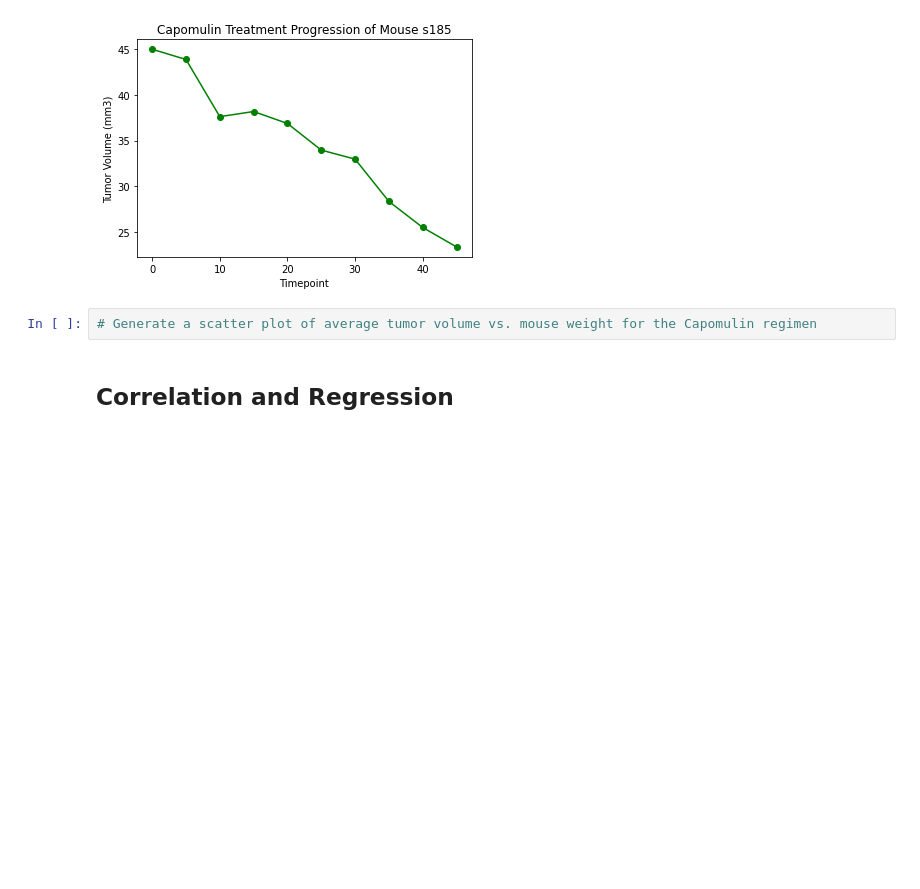
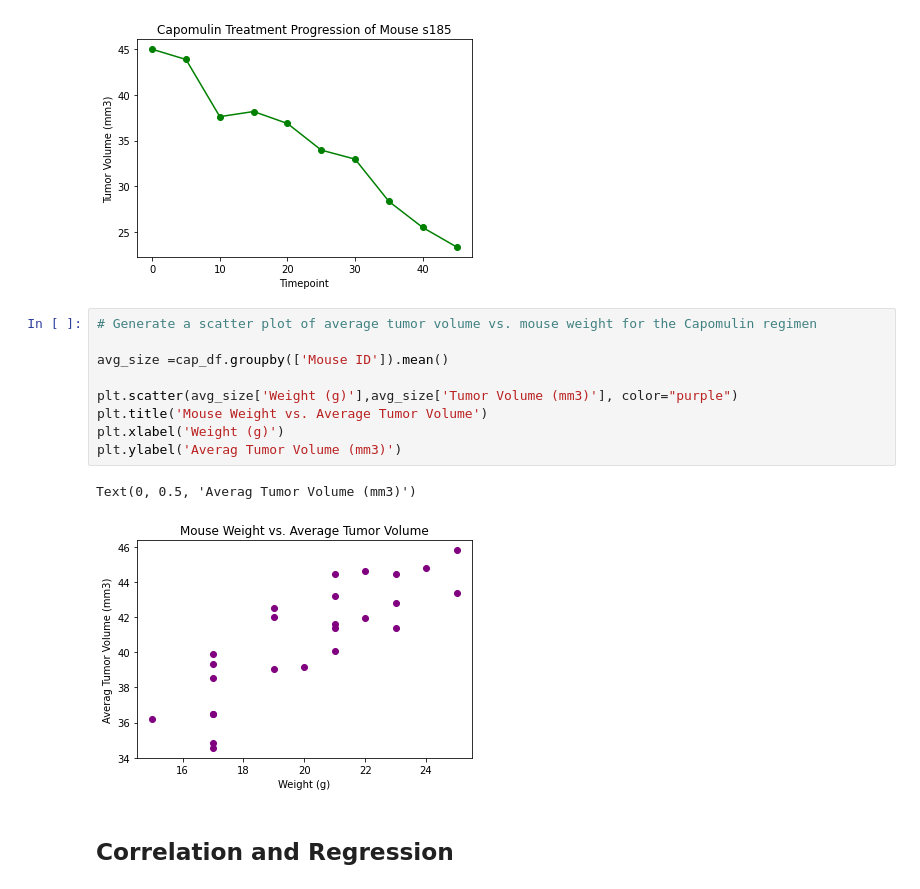
Before and after one commit to tatianafrattale/matplotlib-challenge, a Jupyter notebook: pymaceuticals_starter.ipynb, the cells around one changed output. Cells and saved outputs as stored; diff of their text form; blank space fills up the shorter version.

Commit message:
scatter plot for cap data

```diff
--- a/pymaceuticals_starter.ipynb
+++ b/pymaceuticals_starter.ipynb
@@ -301,6 +301,16 @@ Text(0.5, 1.0, 'Capomulin Treatment Progression of Mouse s185')
 [figure]
 # %%
 # Generate a scatter plot of average tumor volume vs. mouse weight for the Capomulin regimen
+
+avg_size =cap_df.groupby(['Mouse ID']).mean()
+
+plt.scatter(avg_size['Weight (g)'],avg_size['Tumor Volume (mm3)'], color="purple")
+plt.title('Mouse Weight vs. Average Tumor Volume')
+plt.xlabel('Weight (g)')
+plt.ylabel('Averag Tumor Volume (mm3)')
+# %% [output]
+Text(0, 0.5, 'Averag Tumor Volume (mm3)')
+[figure, added]
 # %% [markdown]
 ## Correlation and Regression
 # %%
```
